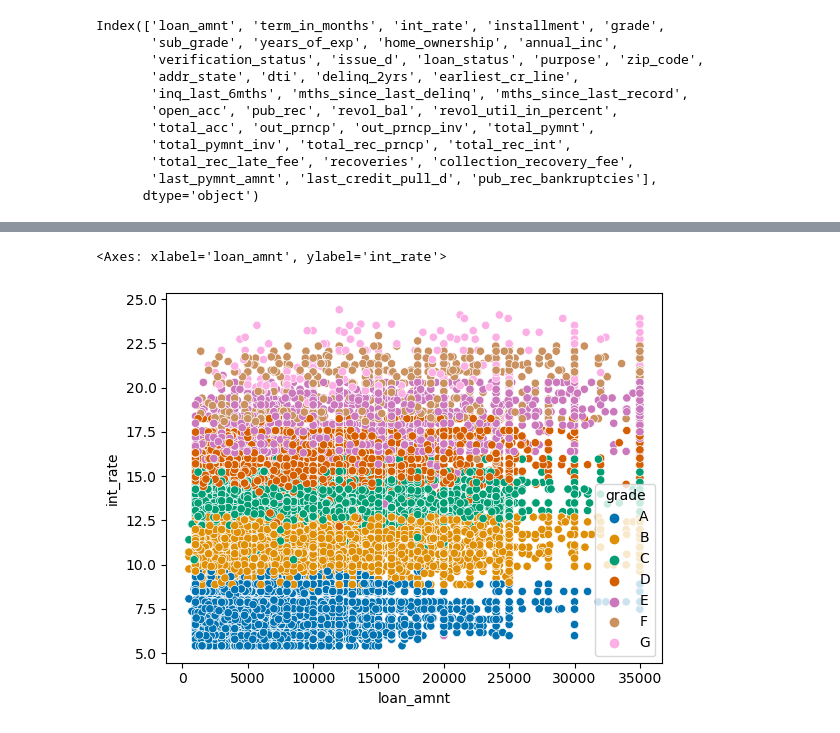
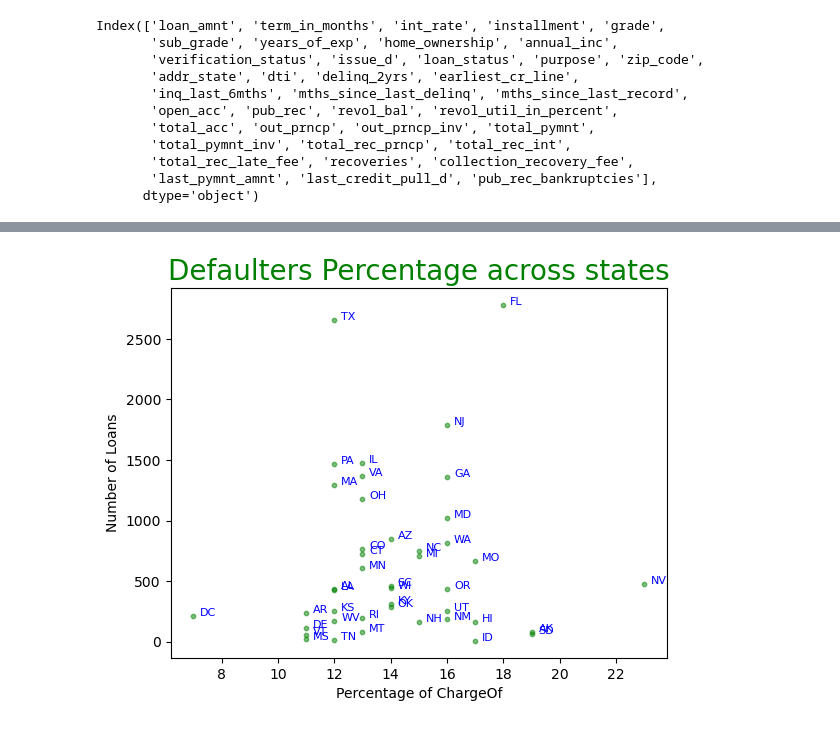
Before and after one commit to arunprasadkumaran/lending-club-case-study, a Jupyter notebook: ArunPrasad.ipynb, the cells around one changed output, grey strips where cells are left out. Saved outputs shown, nothing was run; the diff lists cells and outputs as text; code cells hidden in the pictures.

Commit message:
Multi Variate Analysis with comments

```diff
--- a/ArunPrasad.ipynb
+++ b/ArunPrasad.ipynb
@@ -343,9 +331,27 @@ sns.heatmap(pd.crosstab(lc_analysis_data_default.grade, lc_analysis_data_default
-# %%
-sns.scatterplot(x="loan_amnt",
-                    y="int_rate",
-                    hue="grade",
-                    hue_order = ['A', 'B', 'C', 'D', 'E', 'F', 'G'],
-                    data=lc_analysis_data_default[])
-# %% [output]
-<Axes: xlabel='loan_amnt', ylabel='int_rate'>
-[figure, removed]
+# %%
+loanstatus_state_group = lc_analysis_data.groupby(['addr_state', 'loan_status']).agg({'dti': 'count'})
+loanstatus_state_group['tot_num_loans'] = loanstatus_state_group.groupby('addr_state')['dti'].transform('sum')
+loanstatus_state_group['chargeof_percent'] = round(100 * loanstatus_state_group['dti'] / loanstatus_state_group.groupby('addr_state')['dti'].transform('sum'), 0)
+loanstatus_state_group = loanstatus_state_group.reset_index(level=['addr_state', 'loan_status'])
+loanstatus_state_group = loanstatus_state_group.rename(columns={'dti': 'num_of_loans'})[loanstatus_state_group.loan_status=='Charged Off']
+loanstatus_state_group = loanstatus_state_group[(loanstatus_state_group.tot_num_loans <3000) & (loanstatus_state_group.chargeof_percent < 50) & (loanstatus_state_group.chargeof_percent > 5)].sort_values(by=['chargeof_percent'], ascending=False)
+# %%
+fig, ax = plt.subplots()
+ax.scatter(x=loanstatus_state_group['chargeof_percent'],y=loanstatus_state_group['tot_num_loans'],c= 'Green', alpha= 0.5, s = 10)
+ax.set_xlabel('Percentage of ChargeOf')
+ax.set_ylabel('Number of Loans')
+
+plt.title("Defaulters Percentage across states", fontdict={'fontsize': 20, 'fontweight' : 5, 'color' : 'Green'})
+
+# annotate points in axis
+for idx, row in loanstatus_state_group.iterrows():
+    ax.annotate(row['addr_state'], (row['chargeof_percent'], row['tot_num_loans']), xytext=(5,0), textcoords='offset points',
+                family='sans-serif', fontsize=8, color='blue')
+plt.show()
+
+# Observations
+# Borrowers from the state of Florida has received more number loans and 18% of them have defaulted
+# Borrowers from the state of Nevada and Nebraska has highest default percentage
+# NJ and TX are the other states that has high number of defaults
+# %% [output]
+[figure, added]
```
Also changed, not shown: parts of 20 cells of this notebook.
